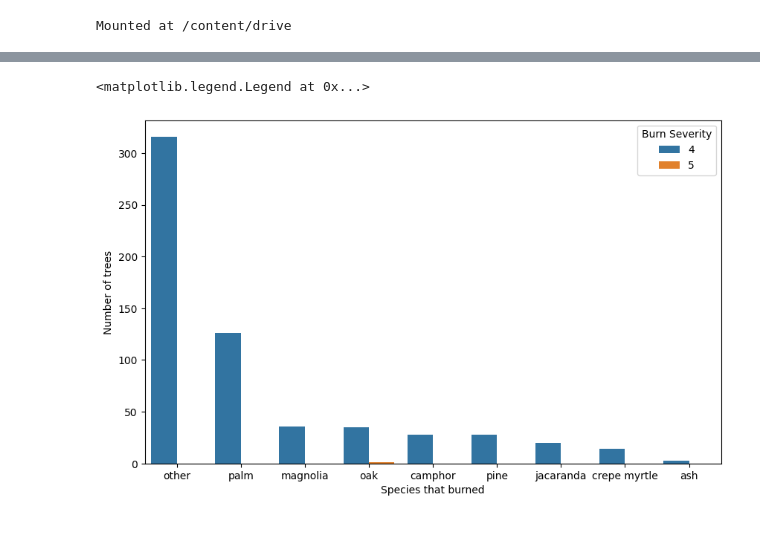
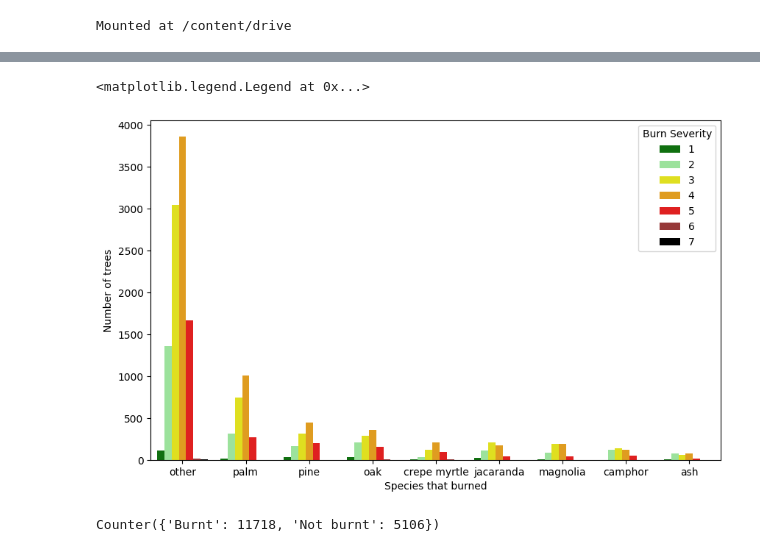
Before and after one commit to ankshah131/localsolve-open, a Jupyter notebook: wildfires/la_wildfires/LATrees_withburn.ipynb, the cells around one changed output, grey strips where cells are left out. Cells and saved outputs as stored; diff of their text form; code cells hidden in the pictures.

```diff
--- a/wildfires/la_wildfires/LATrees_withburn.ipynb
+++ b/wildfires/la_wildfires/LATrees_withburn.ipynb
@@ -261,6 +98,6 @@ drive.mount('/content/drive')
 # %% [output]
 Mounted at /content/drive
 # %%
-trees_withburn = pd.read_csv("/content/drive/MyDrive/LATreeswithburn.csv")
+trees_withburn = pd.read_csv("/content/drive/MyDrive/LATreeswithburn_new.csv")
 trees_withburn
 # %% [output]
@@ -295,6 +138,6 @@ trees_withburn.groupby(['BurnSeverity','category'])['category'].count()
 dtype: int64
 # %%
-byseverity = trees_withburn.groupby(['BurnSeverity','category'])['species'].count().reset_index()
+byseverity = trees_withburn.groupby(['sum','category'])['species'].count().reset_index()
 byseverity = byseverity.sort_values('species', ascending=False)
 byseverity
 # %% [output]
@@ -312,22 +161,22 @@ byseverity
 # %%
 # Initialize the figure and axes
 fig, ax = plt.subplots(figsize=(10, 6))
 
 # use the scatterplot() function
 sns.barplot(
     x="category", # the x column
     y="species", # the y column
-    hue="BurnSeverity", # the third dimension (color)
+    hue="sum", # the third dimension (color)
     data=byseverity,# pass in the data
-    palette=sns.color_palette(["#1f77b4","#ff7f0e", "#D62728"]),
+    palette=sns.color_palette(['green', 'lightgreen', 'yellow', 'orange', 'red', 'brown', 'black']),
     ax=ax
 )
 
 # Format with matplotlib commands
 ax.set_xlabel("Species that burned")
 ax.set_ylabel("Number of trees")
 # Change legend labels
 ax.legend(title='Burn Severity', loc='upper right')
 # %% [output]
 <matplotlib.legend.Legend at 0x...>
-[figure, old version]
+[figure, new version]
@@ -333,0 +195,5 @@ ax.legend(title='Burn Severity', loc='upper right')
+# %%
+from collections import Counter
+Counter(burn)
+# %% [output]
+Counter({'Burnt': 11718, 'Not burnt': 5106})
```
Also changed, not shown: parts of 37 cells of this notebook.
